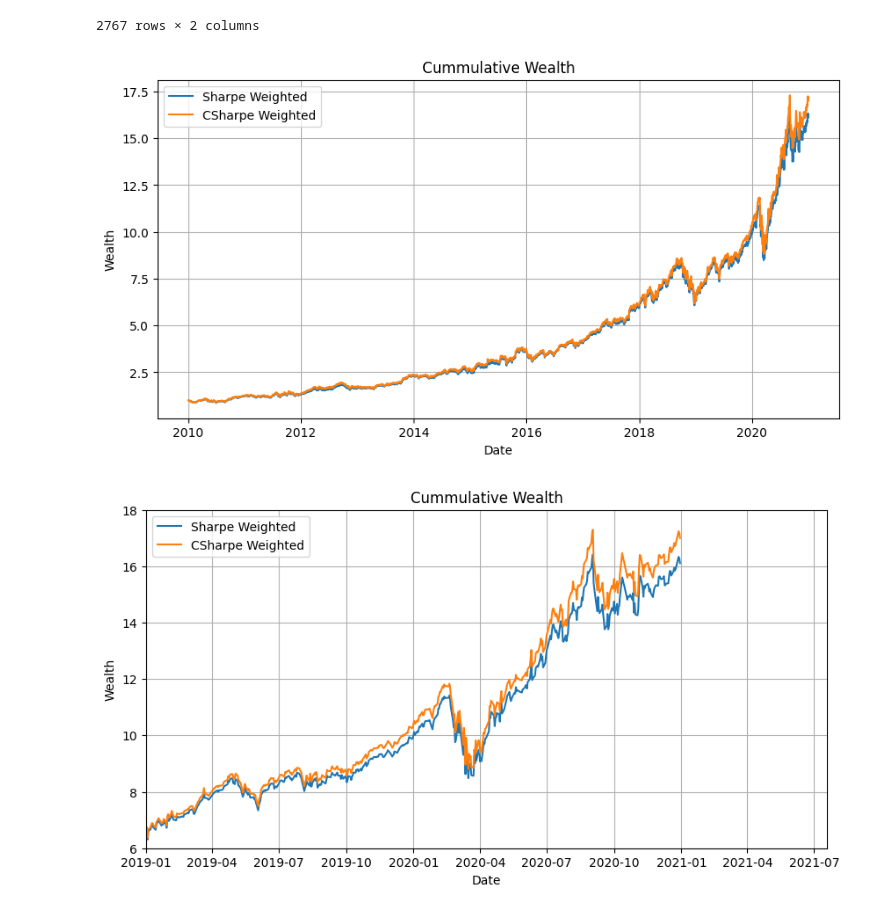
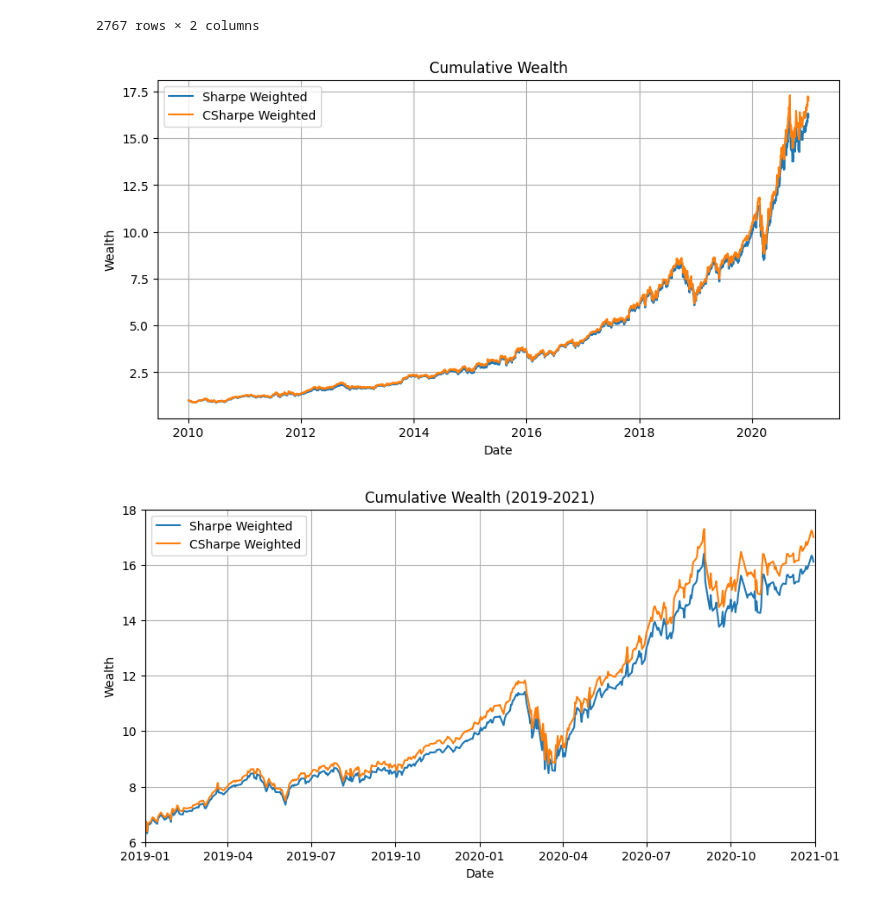
Before and after one commit to MarkAngeloMP/Low-Tide-Capital-Management, a Jupyter notebook: risk-metric-models/conditional_sharpe_exploration.ipynb, the cells around one changed output. Cells and saved outputs as stored; diff of their text form; code cells hidden in the pictures.

```diff
--- a/risk-metric-models/conditional_sharpe_exploration.ipynb
+++ b/risk-metric-models/conditional_sharpe_exploration.ipynb
@@ -179,7 +179,7 @@ plt.plot(wealth['Sharpe Weighted'], label='Sharpe Weighted')
 plt.plot(wealth['CSharpe Weighted'], label='CSharpe Weighted')
 
 # Adding labels and title
-plt.title('Cummulative Wealth')
+plt.title('Cumulative Wealth')
 plt.xlabel('Date')
 plt.ylabel('Wealth')
 plt.legend()
@@ -188,25 +188,25 @@ plt.grid()
 # Show the plot
 plt.show()
 # %% [output]
-[figure, old version]
+[figure, new version]
 # %%
 # Plotting the time series
 plt.figure(figsize=(10, 5))
 plt.plot(wealth['Sharpe Weighted'], label='Sharpe Weighted')
 plt.plot(wealth['CSharpe Weighted'], label='CSharpe Weighted')
 
 # Adding labels and title
-plt.title('Cummulative Wealth')
+plt.title('Cumulative Wealth (2019-2021)')
 plt.xlabel('Date')
 plt.ylabel('Wealth')
 plt.legend()
 plt.grid()
 
 # Zooming in on a specific part of the plot
-plt.xlim(pd.Timestamp('2019'))  # Set x-axis limits
+plt.xlim(pd.Timestamp('2019'),pd.Timestamp('2021'))  # Set x-axis limits
 plt.ylim(6, 18)  # Set y-axis limits
 
 # Show the plot
 plt.show()
 # %% [output]
-[figure, old version]
+[figure, new version]
```
Also changed, not shown: parts of 2 cells of this notebook.
